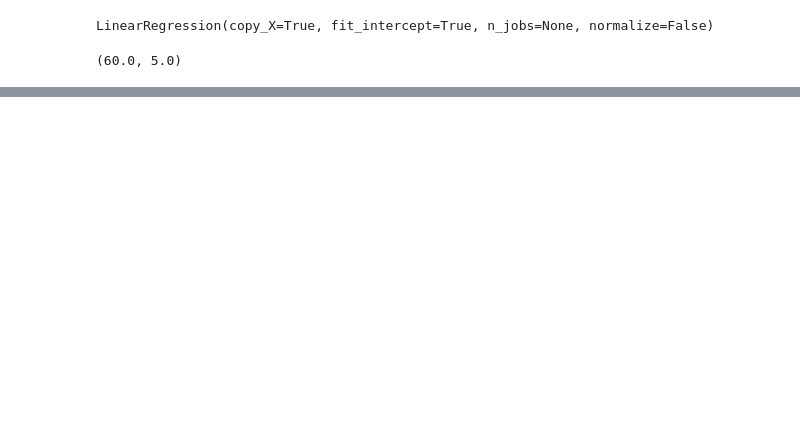
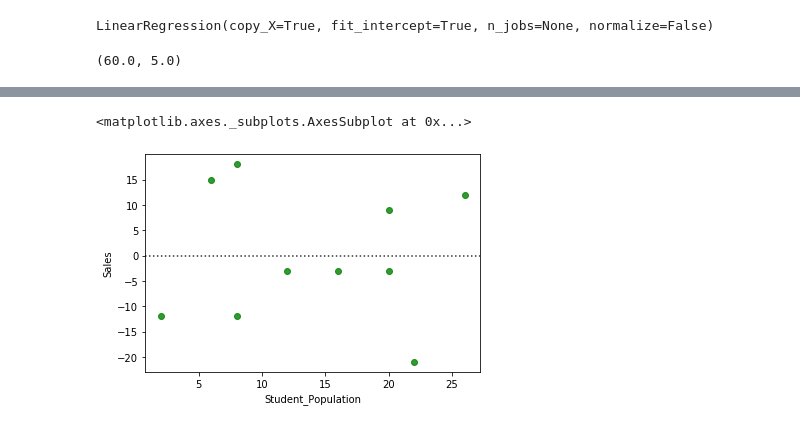
Before and after one commit to garimasingh128/Data-Analytics-with-Python-NPTEL-MOOCS, a Jupyter notebook: Week 7.ipynb, the cells around one changed output, grey strips where cells are left out. Saved outputs shown, nothing was run; the diff lists cells and outputs as text; code cells hidden in the pictures; blank space fills up the shorter version.

```diff
--- a/Week 7.ipynb
+++ b/Week 7.ipynb
@@ -73,0 +144,6 @@ reg.intercept_[0],reg.coef_[0][0] #beta 0 and beta 1
+# %%
+sns.residplot(data['Student_Population'],data['Sales'],color="g")
+#residuals vs x(ind. var)
+# %% [output]
+<matplotlib.axes._subplots.AxesSubplot at 0x...>
+[figure, added]
```
Also changed, not shown: parts of 36 cells of this notebook, 4 other files.
